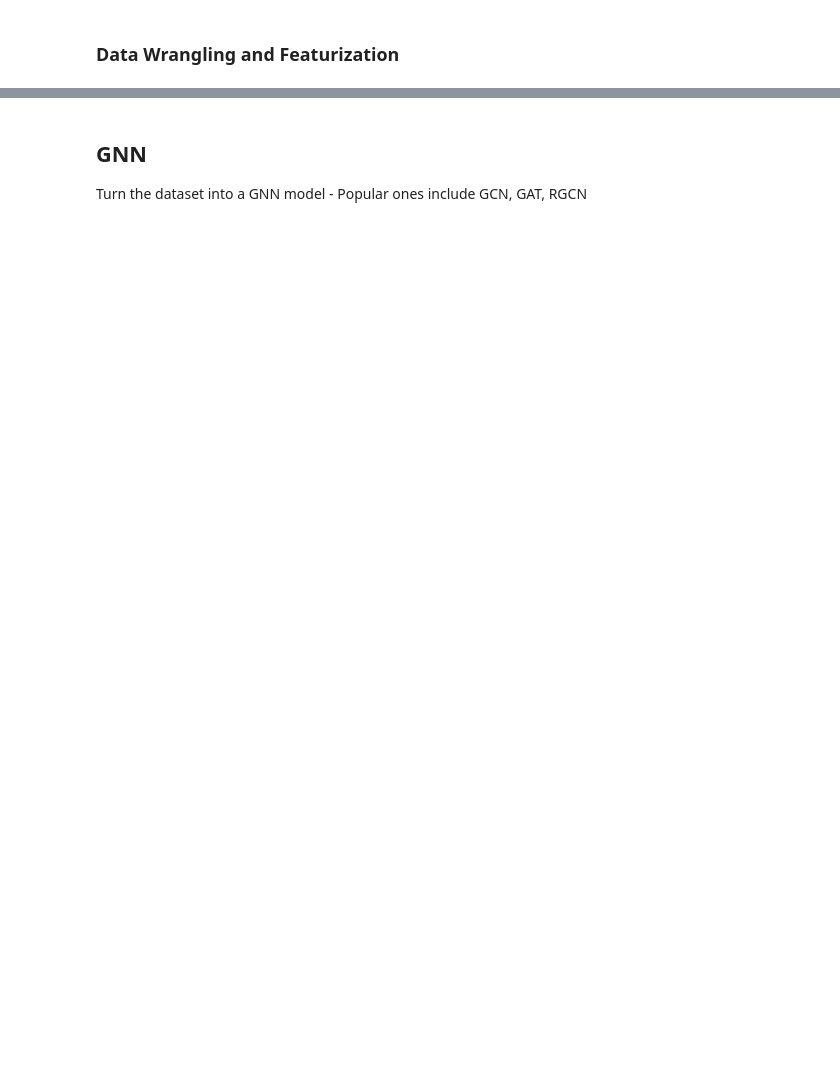
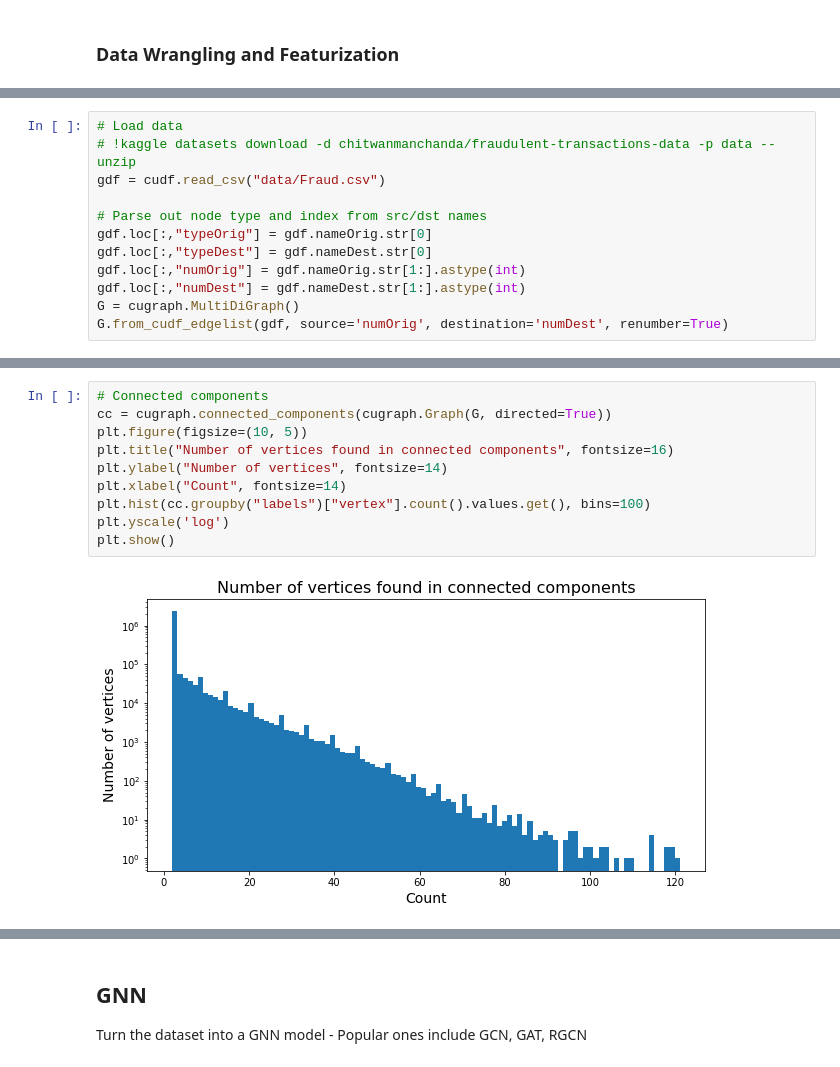
Before and after one commit to sophiaski/graphistry-gnn, a Jupyter notebook: overview.ipynb, the cells around one changed output, grey strips where cells are left out. Saved outputs shown, nothing was run; the diff lists cells and outputs as text; blank space fills up the shorter version.

```diff
--- a/overview.ipynb
+++ b/overview.ipynb
@@ -40,2 +27,14 @@ Wall time: 2.71 s
+# %%
+# Load data
+# !kaggle datasets download -d chitwanmanchanda/fraudulent-transactions-data -p data --unzip
+gdf = cudf.read_csv("data/Fraud.csv")
+
+# Parse out node type and index from src/dst names
+gdf.loc[:,"typeOrig"] = gdf.nameOrig.str[0]
+gdf.loc[:,"typeDest"] = gdf.nameDest.str[0]
+gdf.loc[:,"numOrig"] = gdf.nameOrig.str[1:].astype(int)
+gdf.loc[:,"numDest"] = gdf.nameDest.str[1:].astype(int)
+G = cugraph.MultiDiGraph()
+G.from_cudf_edgelist(gdf, source='numOrig', destination='numDest', renumber=True)
 # %%
 %%time
@@ -48,0 +110,12 @@ Wall time: 85.8 µs
+# %%
+# Connected components
+cc = cugraph.connected_components(cugraph.Graph(G, directed=True))
+plt.figure(figsize=(10, 5))
+plt.title("Number of vertices found in connected components", fontsize=16)
+plt.ylabel("Number of vertices", fontsize=14)
+plt.xlabel("Count", fontsize=14)
+plt.hist(cc.groupby("labels")["vertex"].count().values.get(), bins=100)
+plt.yscale('log')
+plt.show()
+# %% [output]
+[figure, added]
```
Also changed, not shown: parts of 24 cells of this notebook, 1 other file.
